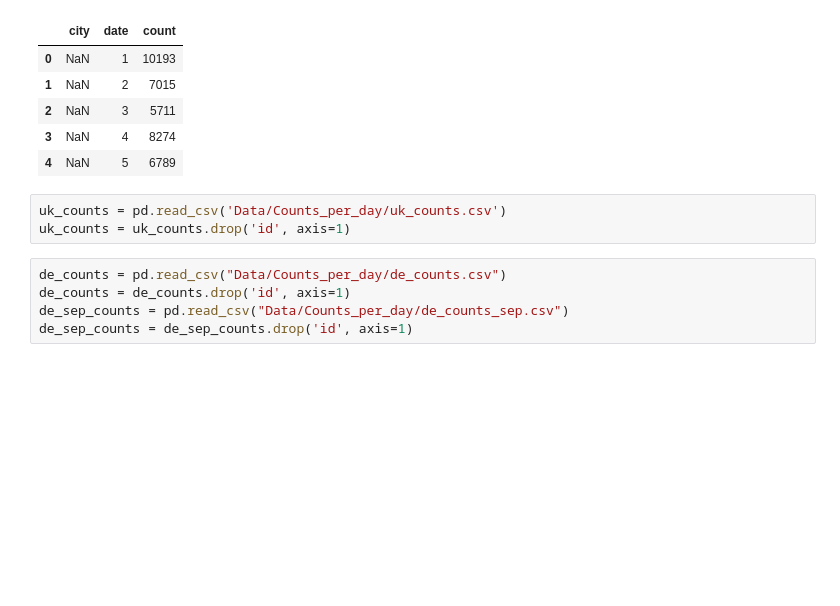
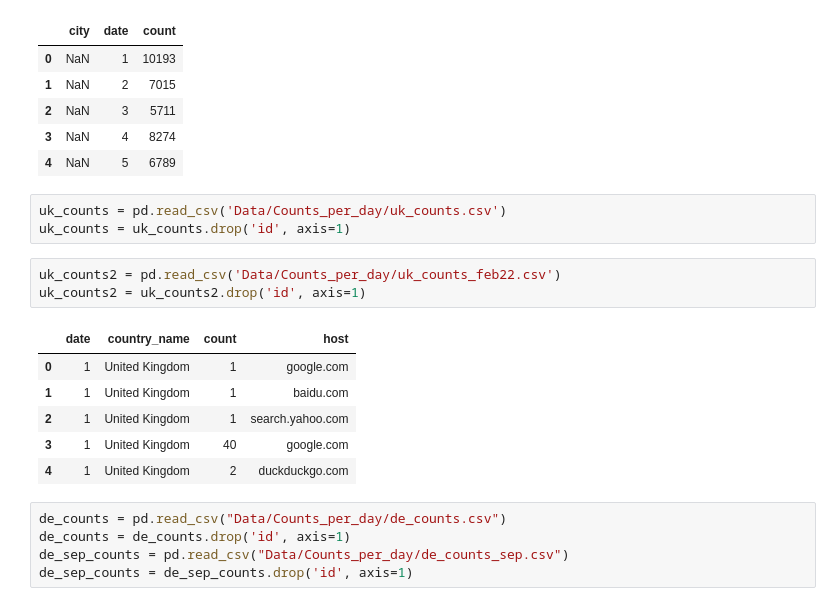
Before and after one commit to JordyForNow/BigDataProject, a Jupyter notebook: country_activity_visualization.ipynb, the cells around one changed output. Cells and saved outputs as stored; diff of their text form; blank space fills up the shorter version.

```diff
--- a/country_activity_visualization.ipynb
+++ b/country_activity_visualization.ipynb
@@ -131,6 +135,16 @@ us_counts.head()
 # %%
 uk_counts = pd.read_csv('Data/Counts_per_day/uk_counts.csv')
 uk_counts = uk_counts.drop('id', axis=1)
+# %%
+uk_counts2 = pd.read_csv('Data/Counts_per_day/uk_counts_feb22.csv')
+uk_counts2 = uk_counts2.drop('id', axis=1)
+# %% [output]
+|  | date | country_name | count | host |
+| 0 | 1 | United Kingdom | 1 | google.com |
+| 1 | 1 | United Kingdom | 1 | baidu.com |
+| 2 | 1 | United Kingdom | 1 | search.yahoo.com |
+| 3 | 1 | United Kingdom | 40 | google.com |
+| 4 | 1 | United Kingdom | 2 | duckduckgo.com |
 # %%
 de_counts = pd.read_csv("Data/Counts_per_day/de_counts.csv")
 de_counts = de_counts.drop('id', axis=1)
```
Also changed, not shown: parts of 6 cells of this notebook, 7 other files.
